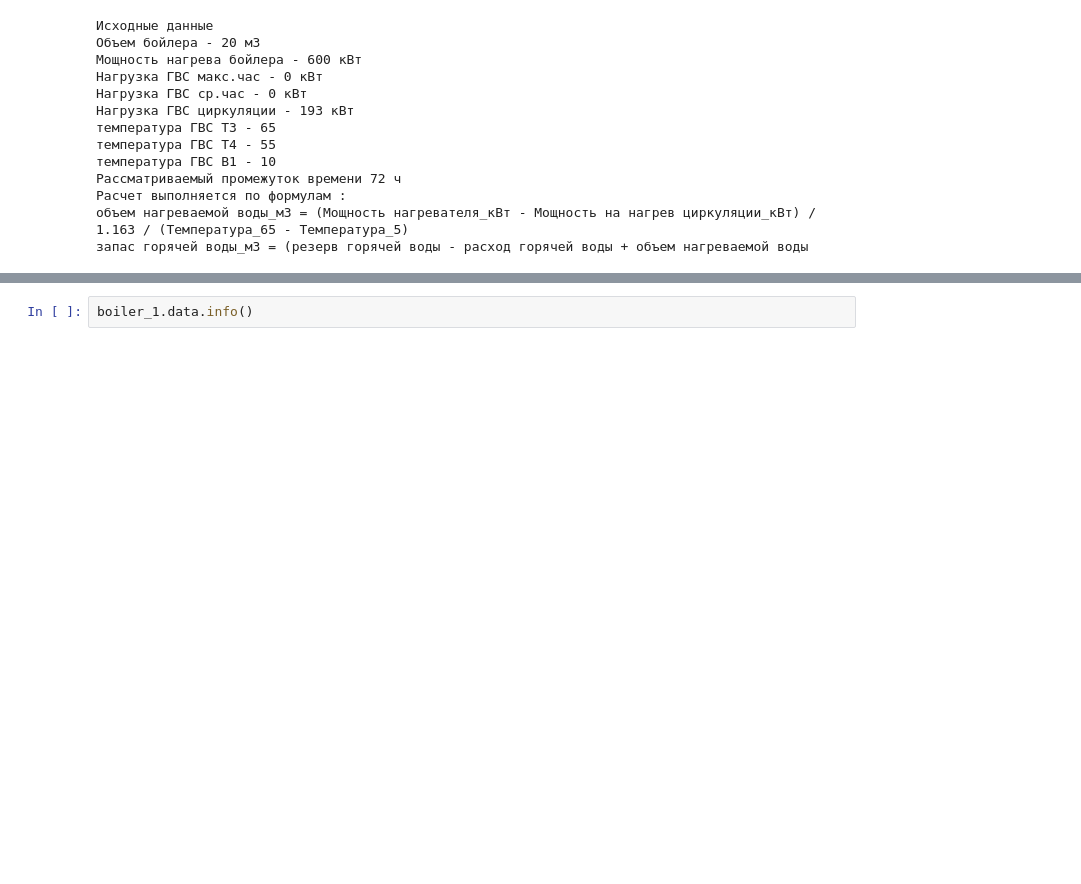
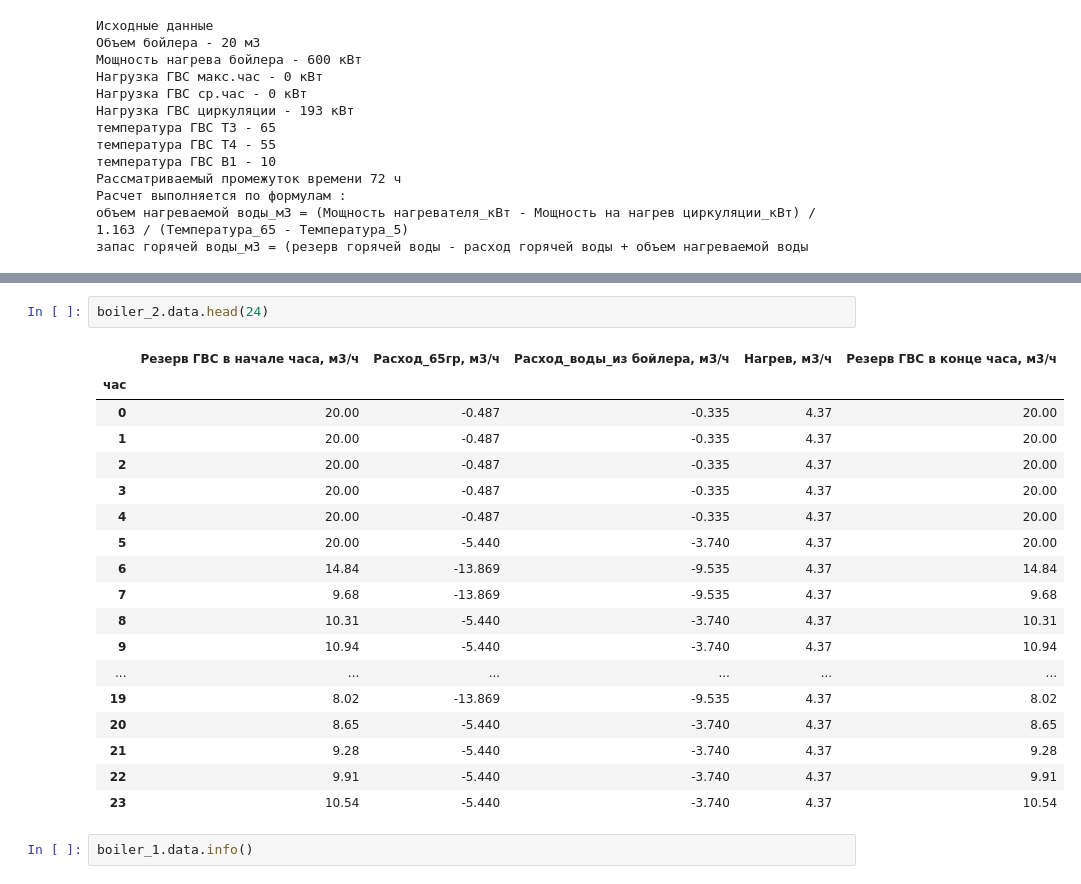
Before and after one commit to flairmix/Boiler_hot_water_calculation_app, a Jupyter notebook: manual_testing.ipynb, the cells around one changed output, grey strips where cells are left out. Saved outputs shown, nothing was run; the diff lists cells and outputs as text; blank space fills up the shorter version.

```diff
--- a/manual_testing.ipynb
+++ b/manual_testing.ipynb
@@ -48,3 +84,24 @@ boiler_1.create_df()
+# %%
+boiler_2.data.head(24)
+# %% [output]
+|  | Резерв ГВС в начале часа, м3/ч | Расход_65гр, м3/ч | Расход_воды_из бойлера, м3/ч | Нагрев, м3/ч | Резерв ГВС в конце часа, м3/ч |
+| час |  |  |  |  |  |
+| 0 | 20.00 | -0.487 | -0.335 | 4.37 | 20.00 |
+| 1 | 20.00 | -0.487 | -0.335 | 4.37 | 20.00 |
+| 2 | 20.00 | -0.487 | -0.335 | 4.37 | 20.00 |
+| 3 | 20.00 | -0.487 | -0.335 | 4.37 | 20.00 |
+| 4 | 20.00 | -0.487 | -0.335 | 4.37 | 20.00 |
+| 5 | 20.00 | -5.440 | -3.740 | 4.37 | 20.00 |
+| 6 | 14.84 | -13.869 | -9.535 | 4.37 | 14.84 |
+| 7 | 9.68 | -13.869 | -9.535 | 4.37 | 9.68 |
+| 8 | 10.31 | -5.440 | -3.740 | 4.37 | 10.31 |
+| 9 | 10.94 | -5.440 | -3.740 | 4.37 | 10.94 |
+| ... | ... | ... | ... | ... | ... |
+| 19 | 8.02 | -13.869 | -9.535 | 4.37 | 8.02 |
+| 20 | 8.65 | -5.440 | -3.740 | 4.37 | 8.65 |
+| 21 | 9.28 | -5.440 | -3.740 | 4.37 | 9.28 |
+| 22 | 9.91 | -5.440 | -3.740 | 4.37 | 9.91 |
+| 23 | 10.54 | -5.440 | -3.740 | 4.37 | 10.54 |
 # %%
 boiler_1.data.info()
 # %% [output]
```
Also changed, not shown: parts of 8 cells of this notebook, 1 other file.
